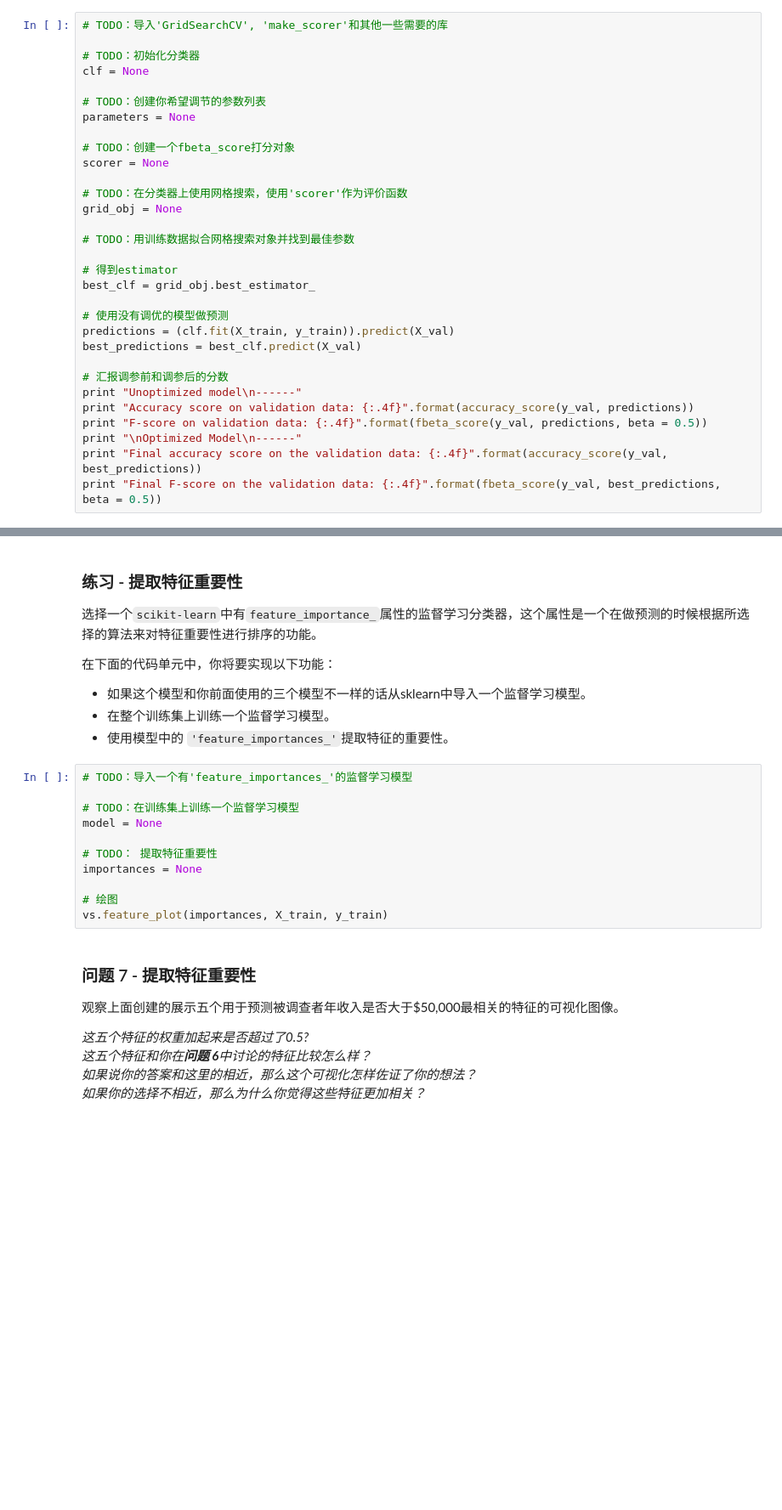
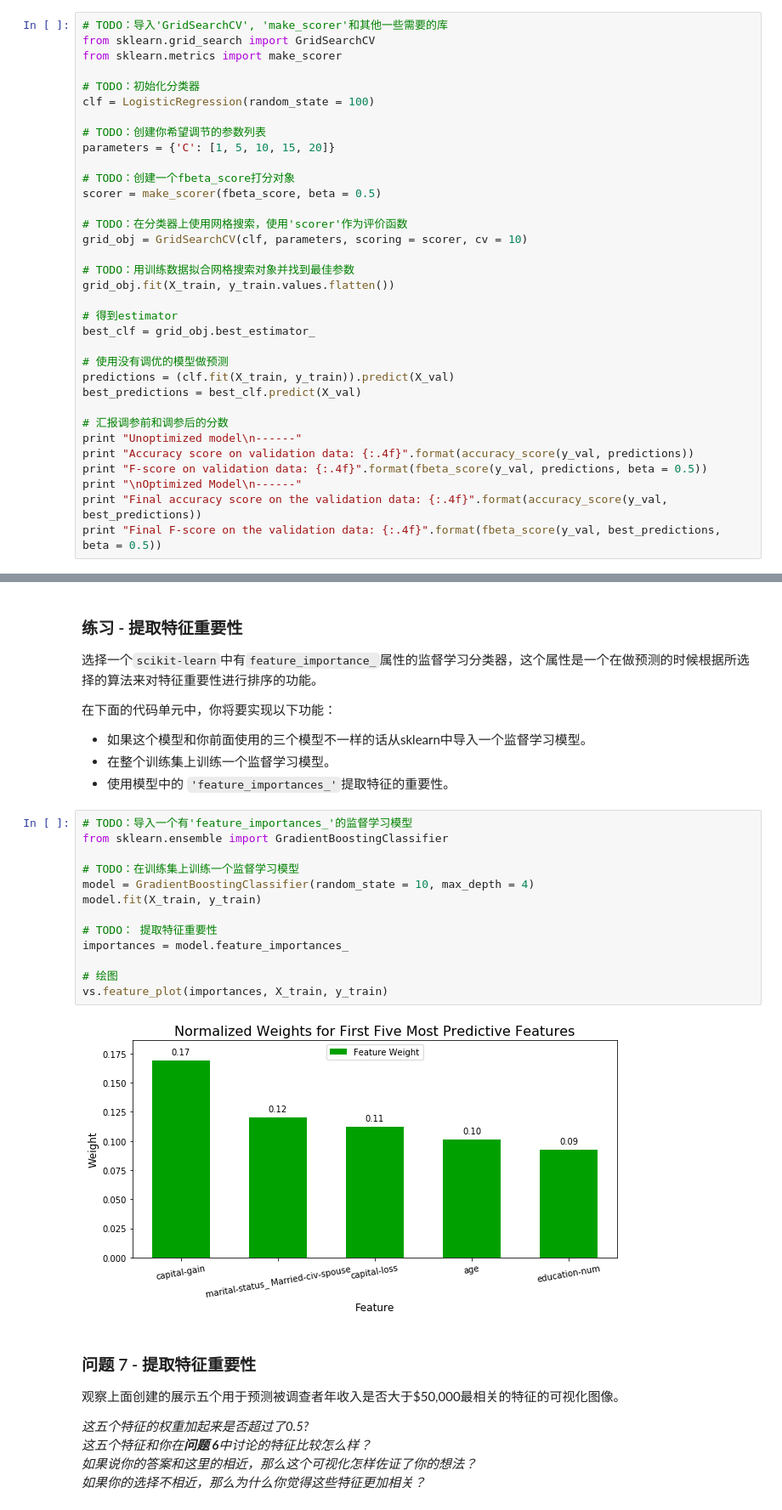
Before and after one commit to upoahz/UdacityS9P2, a Jupyter notebook: finding_donors.ipynb, the cells around one changed output, grey strips where cells are left out. Shown at 85% size. Saved outputs shown, nothing was run; the diff lists cells and outputs as text; blank space fills up the shorter version.

```diff
--- a/finding_donors.ipynb
+++ b/finding_donors.ipynb
@@ -473,20 +462,23 @@ vs.evaluate(results, accuracy, fscore)
 **注意：** 取决于你选择的参数列表，下面实现的代码可能需要花一些时间运行！
 # %%
 # TODO：导入'GridSearchCV', 'make_scorer'和其他一些需要的库
+from sklearn.grid_search import GridSearchCV
+from sklearn.metrics import make_scorer
 
 # TODO：初始化分类器
-clf = None
+clf = LogisticRegression(random_state = 100)
 
 # TODO：创建你希望调节的参数列表
-parameters = None
+parameters = {'C': [1, 5, 10, 15, 20]}
 
 # TODO：创建一个fbeta_score打分对象
-scorer = None
+scorer = make_scorer(fbeta_score, beta = 0.5)
 
 # TODO：在分类器上使用网格搜索，使用'scorer'作为评价函数
-grid_obj = None
+grid_obj = GridSearchCV(clf, parameters, scoring = scorer, cv = 10)
 
 # TODO：用训练数据拟合网格搜索对象并找到最佳参数
+grid_obj.fit(X_train, y_train.values.flatten())
 
 # 得到estimator
 best_clf = grid_obj.best_estimator_
@@ -546,15 +548,19 @@ _在这十三个记录中，你认为哪五个特征对于预测是最重要的
  - 使用模型中的 `'feature_importances_'`提取特征的重要性。
 # %%
 # TODO：导入一个有'feature_importances_'的监督学习模型
+from sklearn.ensemble import GradientBoostingClassifier
 
 # TODO：在训练集上训练一个监督学习模型
-model = None
+model = GradientBoostingClassifier(random_state = 10, max_depth = 4)
+model.fit(X_train, y_train)
 
 # TODO： 提取特征重要性
-importances = None
+importances = model.feature_importances_
 
 # 绘图
 vs.feature_plot(importances, X_train, y_train)
+# %% [output]
+[figure, added]
 # %% [markdown]
 ### 问题 7 - 提取特征重要性
 观察上面创建的展示五个用于预测被调查者年收入是否大于\$50,000最相关的特征的可视化图像。
```
Also changed, not shown: parts of 20 cells of this notebook.
